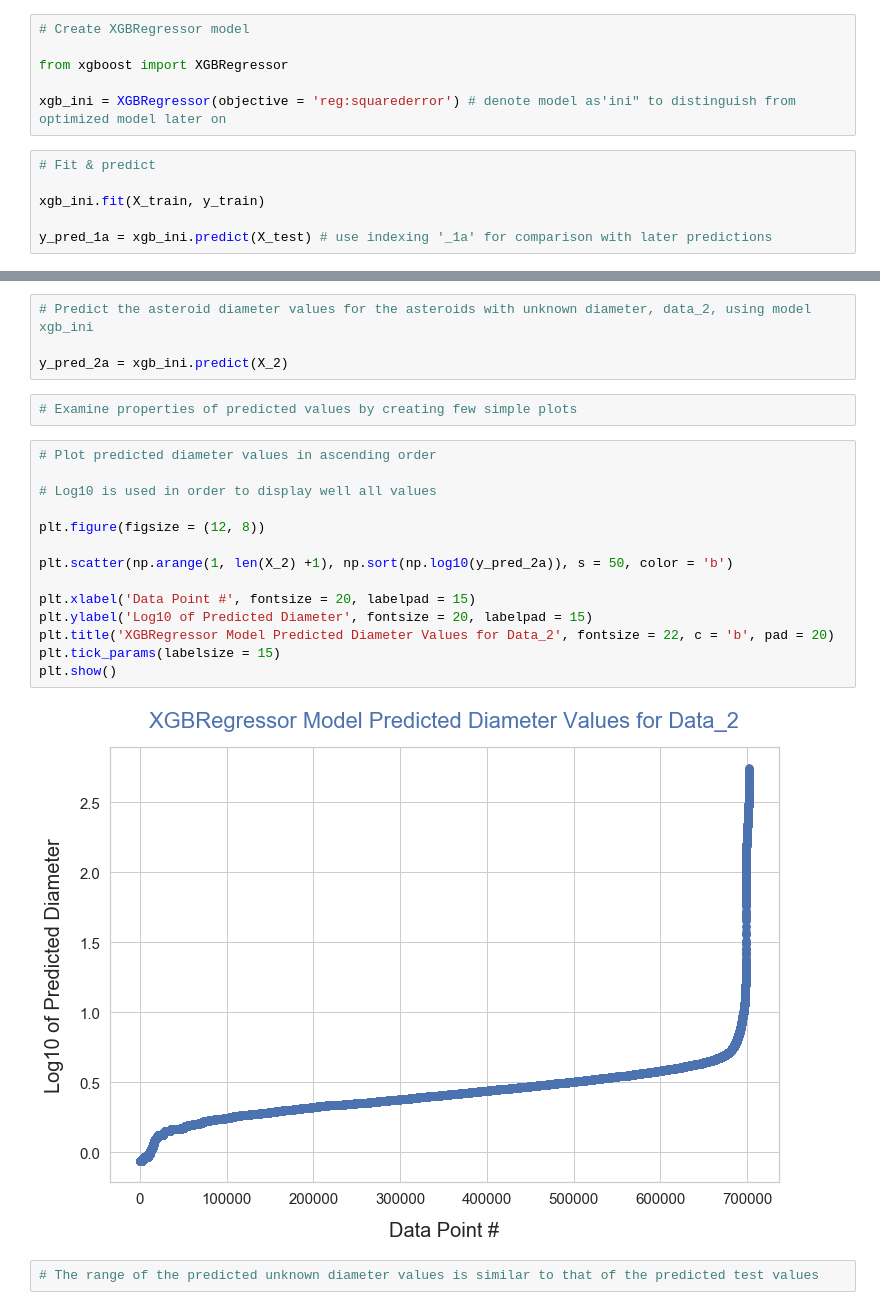
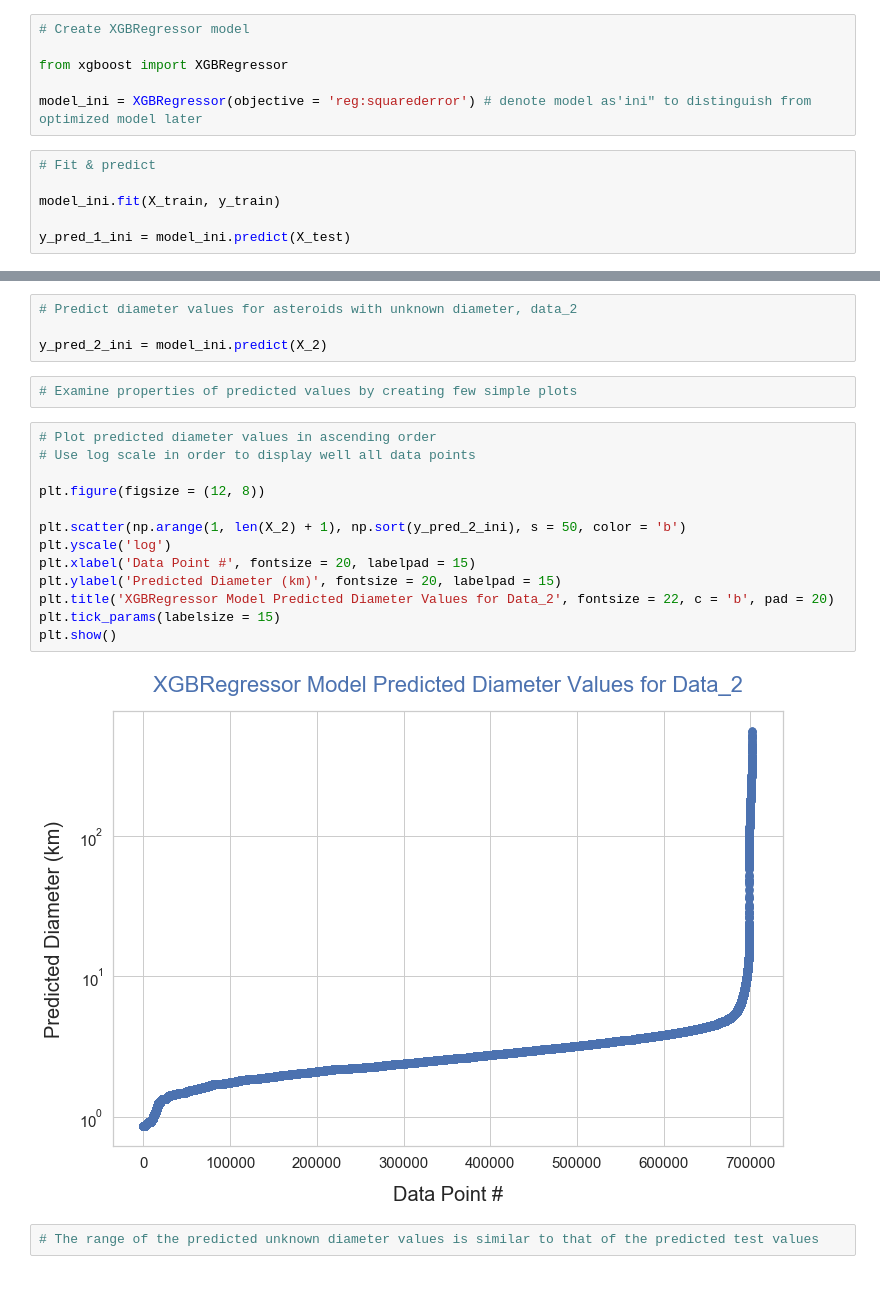
Before and after one commit to marin-stoytchev/data-science-projects, a Jupyter notebook: asteroid_xgb_project/ms_asteroid_xgb.ipynb, the cells around one changed output, grey strips where cells are left out. Cells and saved outputs as stored; diff of their text form.

```diff
--- a/asteroid_xgb_project/ms_asteroid_xgb.ipynb
+++ b/asteroid_xgb_project/ms_asteroid_xgb.ipynb
@@ -486,10 +482,10 @@ X_train, X_test, y_train, y_test = train_test_split(X_1, y_1, test_size = 0.2, r
 
 from xgboost import XGBRegressor
 
-xgb_ini = XGBRegressor(objective = 'reg:squarederror') # denote model as'ini" to distinguish from optimized model later on
+model_ini = XGBRegressor(objective = 'reg:squarederror') # denote model as'ini" to distinguish from optimized model later
 # %%
 # Fit & predict
 
-xgb_ini.fit(X_train, y_train)
+model_ini.fit(X_train, y_train)
 
-y_pred_1a = xgb_ini.predict(X_test) # use indexing '_1a' for comparison with later predictions
+y_pred_1_ini = model_ini.predict(X_test)
@@ -613,25 +610,24 @@ plt.show()
 # %%
-# Predict the asteroid diameter values for the asteroids with unknown diameter, data_2, using model xgb_ini
+# Predict diameter values for asteroids with unknown diameter, data_2
 
-y_pred_2a = xgb_ini.predict(X_2)
+y_pred_2_ini = model_ini.predict(X_2)
 # %%
 # Examine properties of predicted values by creating few simple plots
 # %%
 # Plot predicted diameter values in ascending order
-
-# Log10 is used in order to display well all values
+# Use log scale in order to display well all data points
 
 plt.figure(figsize = (12, 8))
 
-plt.scatter(np.arange(1, len(X_2) +1), np.sort(np.log10(y_pred_2a)), s = 50, color = 'b')
-
+plt.scatter(np.arange(1, len(X_2) + 1), np.sort(y_pred_2_ini), s = 50, color = 'b')
+plt.yscale('log')
 plt.xlabel('Data Point #', fontsize = 20, labelpad = 15)
-plt.ylabel('Log10 of Predicted Diameter', fontsize = 20, labelpad = 15)
+plt.ylabel('Predicted Diameter (km)', fontsize = 20, labelpad = 15)
 plt.title('XGBRegressor Model Predicted Diameter Values for Data_2', fontsize = 22, c = 'b', pad = 20)
 plt.tick_params(labelsize = 15)
 plt.show()
 # %% [output]
-[figure, old version]
+[figure, new version]
 # %%
 # The range of the predicted unknown diameter values is similar to that of the predicted test values
 # %%
```
Also changed, not shown: parts of 89 cells of this notebook, 1 other file.
